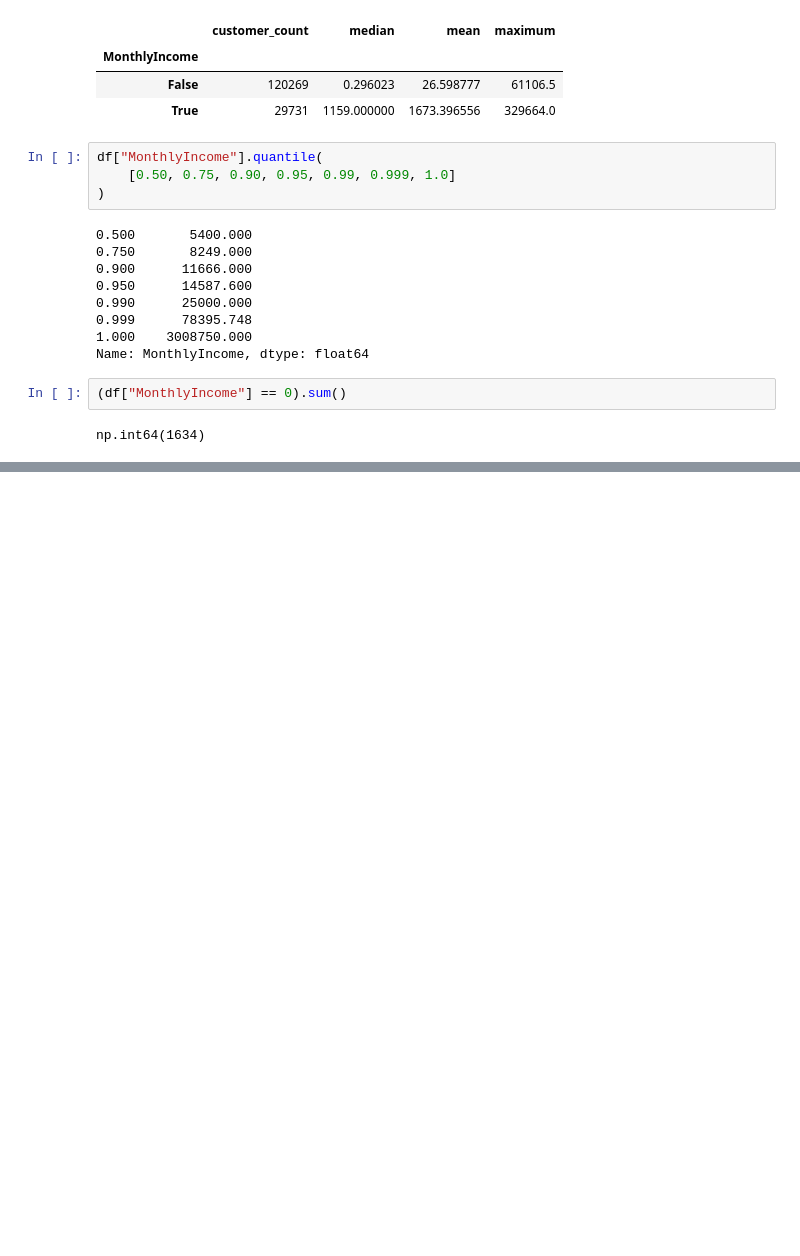
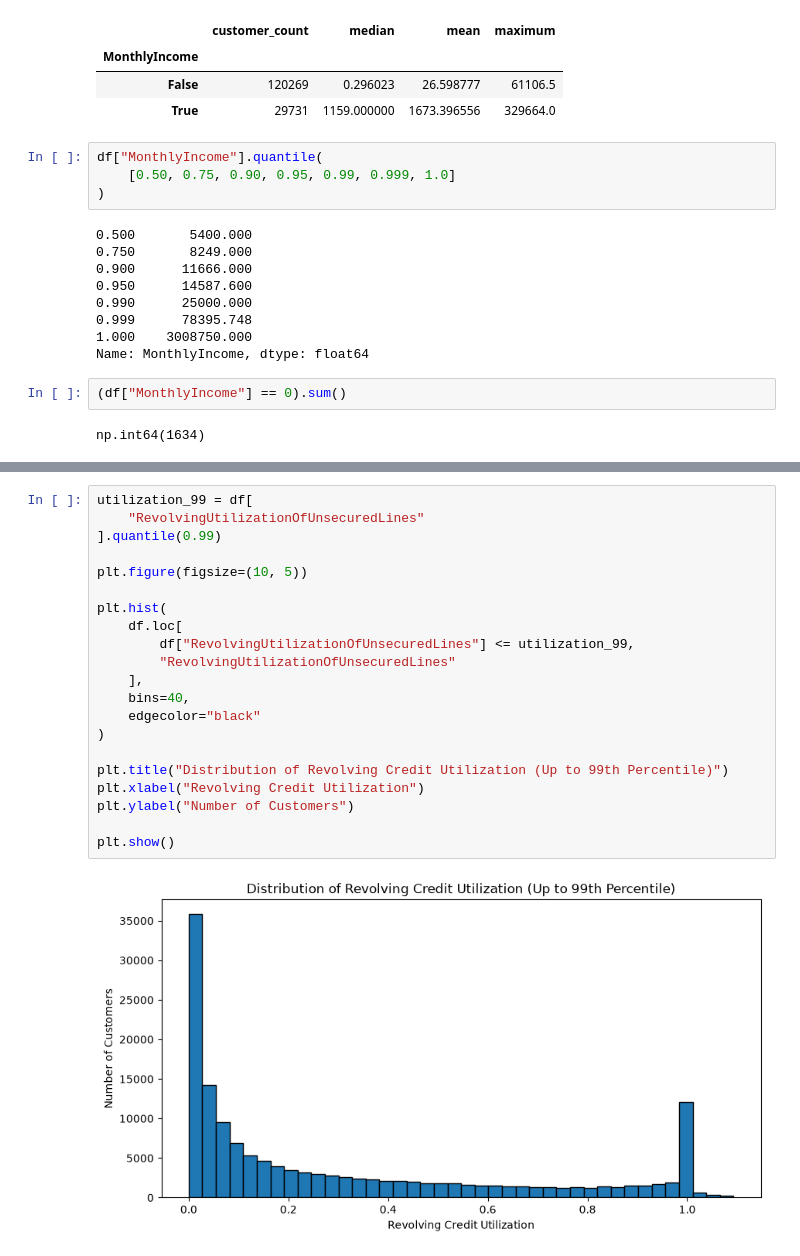
Before and after one commit to jihad-islam/CodeAlpha_CreditScoringModel, a Jupyter notebook: notebooks/01_data_understanding.ipynb, the cells around one changed output, grey strips where cells are left out. Saved outputs shown, nothing was run; the diff lists cells and outputs as text; blank space fills up the shorter version.

```diff
--- a/notebooks/01_data_understanding.ipynb
+++ b/notebooks/01_data_understanding.ipynb
@@ -279,0 +314,23 @@ np.int64(1634)
+# %%
+utilization_99 = df[
+    "RevolvingUtilizationOfUnsecuredLines"
+].quantile(0.99)
+
+plt.figure(figsize=(10, 5))
+
+plt.hist(
+    df.loc[
+        df["RevolvingUtilizationOfUnsecuredLines"] <= utilization_99,
+        "RevolvingUtilizationOfUnsecuredLines"
+    ],
+    bins=40,
+    edgecolor="black"
+)
+
+plt.title("Distribution of Revolving Credit Utilization (Up to 99th Percentile)")
+plt.xlabel("Revolving Credit Utilization")
+plt.ylabel("Number of Customers")
+
+plt.show()
+# %% [output]
+[figure, added]
```
Also changed, not shown: parts of 19 cells of this notebook.
